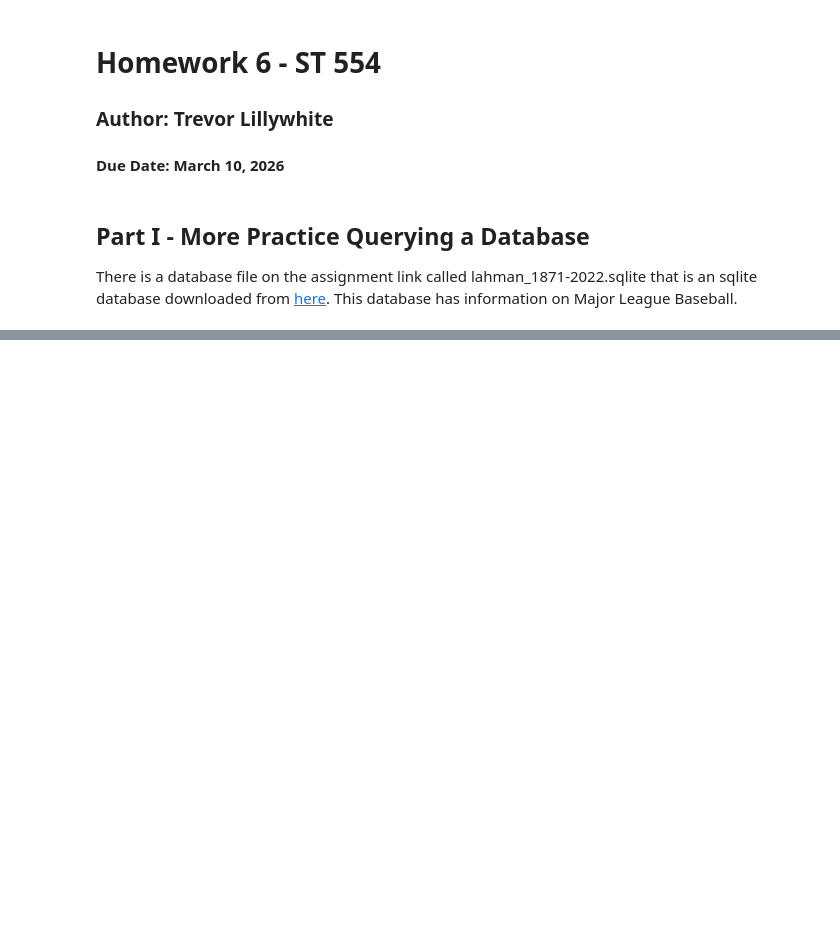
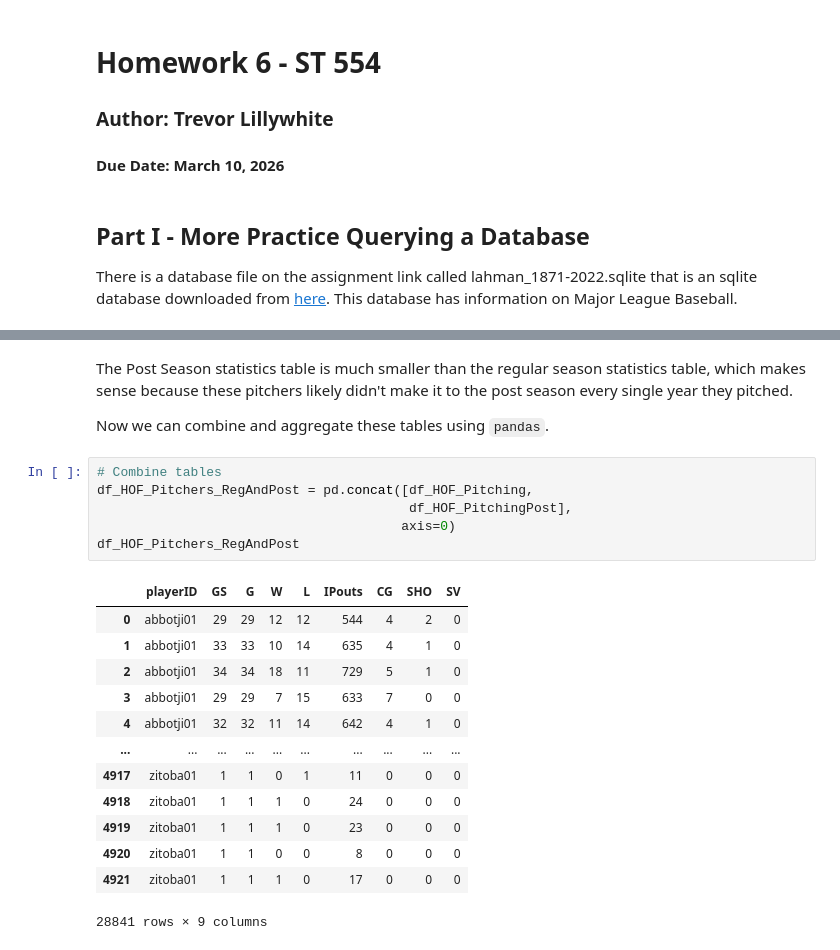
Before and after one commit to trevorlillywhite/HW6_ST554_TrevorLillywhite, a Jupyter notebook: Homework_6_ST_554_Trevor_Lillywhite.ipynb, the cells around one changed output, grey strips where cells are left out. Drawn from its saved outputs; the diff is of its cells as text; blank space fills up the shorter version.

```diff
--- a/Homework_6_ST_554_Trevor_Lillywhite.ipynb
+++ b/Homework_6_ST_554_Trevor_Lillywhite.ipynb
@@ -16,0 +166,24 @@ _Approach:_
+# %% [markdown]
+The Post Season statistics table is much smaller than the regular season statistics table, which makes sense because these pitchers likely didn't make it to the post season every single year they pitched.
+
+Now we can combine and aggregate these tables using `pandas`.
+# %%
+# Combine tables
+df_HOF_Pitchers_RegAndPost = pd.concat([df_HOF_Pitching,
+                                        df_HOF_PitchingPost],
+                                       axis=0)
+df_HOF_Pitchers_RegAndPost
+# %% [output]
+|  | playerID | GS | G | W | L | IPouts | CG | SHO | SV |
+| 0 | abbotji01 | 29 | 29 | 12 | 12 | 544 | 4 | 2 | 0 |
+| 1 | abbotji01 | 33 | 33 | 10 | 14 | 635 | 4 | 1 | 0 |
+| 2 | abbotji01 | 34 | 34 | 18 | 11 | 729 | 5 | 1 | 0 |
+| 3 | abbotji01 | 29 | 29 | 7 | 15 | 633 | 7 | 0 | 0 |
+| 4 | abbotji01 | 32 | 32 | 11 | 14 | 642 | 4 | 1 | 0 |
+| ... | ... | ... | ... | ... | ... | ... | ... | ... | ... |
+| 4917 | zitoba01 | 1 | 1 | 0 | 1 | 11 | 0 | 0 | 0 |
+| 4918 | zitoba01 | 1 | 1 | 1 | 0 | 24 | 0 | 0 | 0 |
+| 4919 | zitoba01 | 1 | 1 | 1 | 0 | 23 | 0 | 0 | 0 |
+| 4920 | zitoba01 | 1 | 1 | 0 | 0 | 8 | 0 | 0 | 0 |
+| 4921 | zitoba01 | 1 | 1 | 1 | 0 | 17 | 0 | 0 | 0 |
+28841 rows × 9 columns
```
Also changed, not shown: parts of 16 cells of this notebook.
